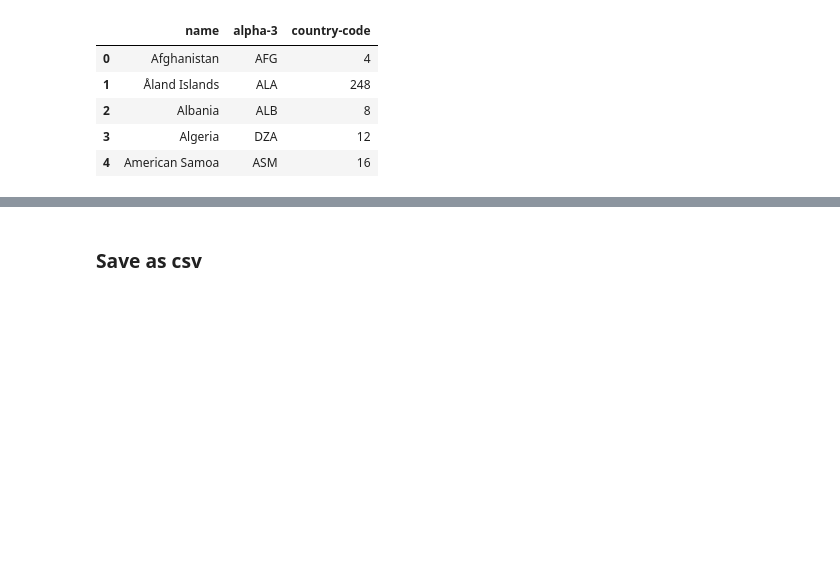
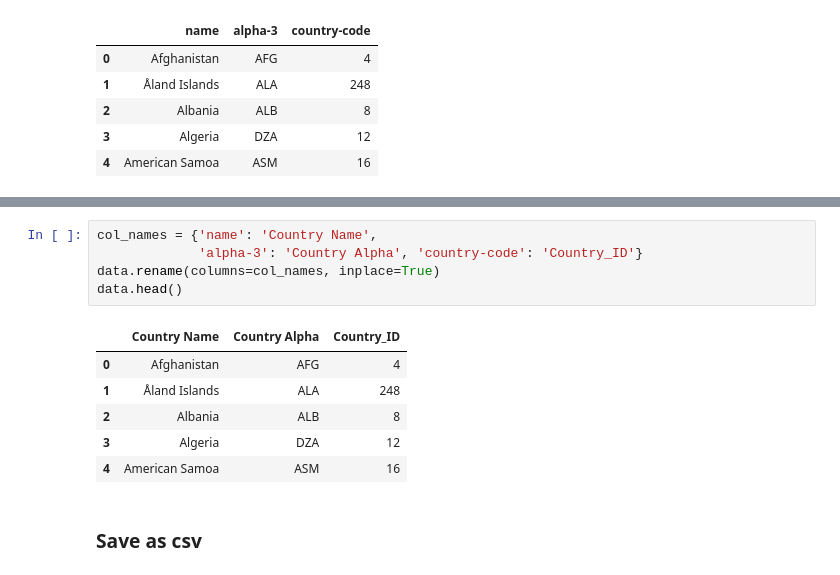
Before and after one commit to Kaybhee/Japa-Modelv1, a Jupyter notebook: Country_codes.ipynb, the cells around one changed output, grey strips where cells are left out. Cells and saved outputs as stored; diff of their text form; blank space fills up the shorter version.

```diff
--- a/Country_codes.ipynb
+++ b/Country_codes.ipynb
@@ -96,3 +105,15 @@ data.head()
+# %%
+col_names = {'name': 'Country Name',
+             'alpha-3': 'Country Alpha', 'country-code': 'Country_ID'}
+data.rename(columns=col_names, inplace=True)
+data.head()
+# %% [output]
+|  | Country Name | Country Alpha | Country_ID |
+| 0 | Afghanistan | AFG | 4 |
+| 1 | Åland Islands | ALA | 248 |
+| 2 | Albania | ALB | 8 |
+| 3 | Algeria | DZA | 12 |
+| 4 | American Samoa | ASM | 16 |
 # %% [markdown]
 ### Save as csv
 # %%
```
Also changed, not shown: parts of 3 cells of this notebook.
